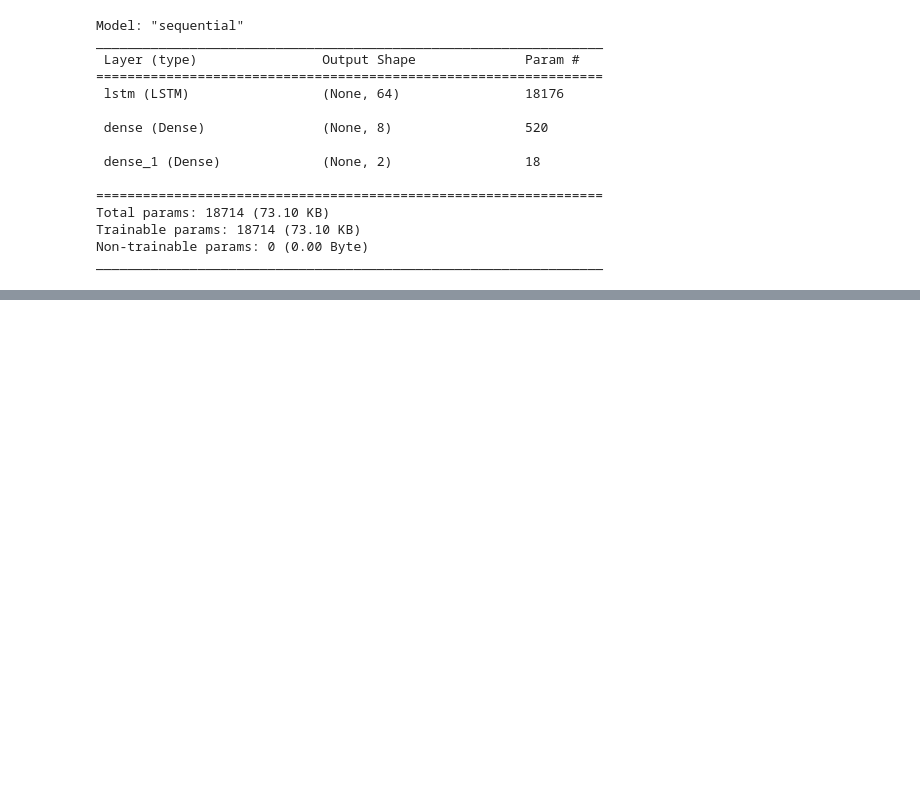
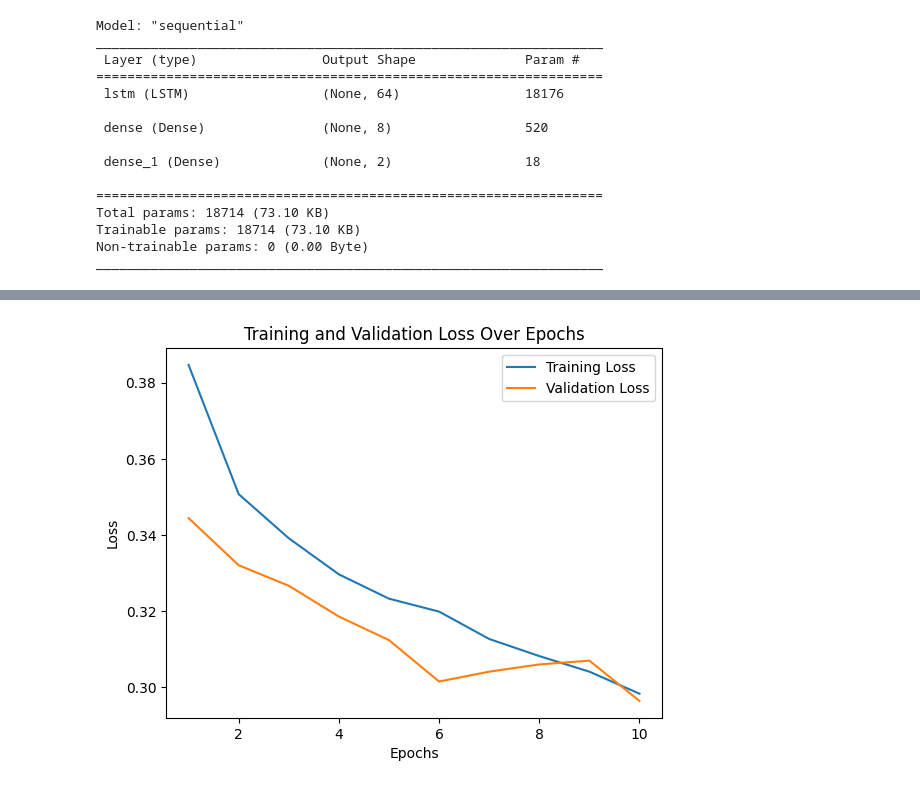
Before and after one commit to a-proenca/LAD, a Jupyter notebook: LAD_FINAL.ipynb, the cells around one changed output, grey strips where cells are left out. Saved outputs shown, nothing was run; the diff lists cells and outputs as text; code cells hidden in the pictures; blank space fills up the shorter version.

```diff
--- a/LAD_FINAL.ipynb
+++ b/LAD_FINAL.ipynb
@@ -498,0 +509,15 @@ KeyboardInterrupt:
+# %%
+epochs = range(1, 11)
+
+training_loss = [0.3847, 0.3507, 0.3391, 0.3296, 0.3232, 0.3198, 0.3126, 0.3081, 0.3040, 0.2982]
+validation_loss = [0.3444, 0.3320, 0.3266, 0.3185, 0.3123, 0.3014, 0.3040, 0.3059, 0.3069, 0.2963]
+
+plt.plot(epochs, training_loss, label='Training Loss')
+plt.plot(epochs, validation_loss, label='Validation Loss')
+plt.xlabel('Epochs')
+plt.ylabel('Loss')
+plt.title('Training and Validation Loss Over Epochs')
+plt.legend()
+plt.show()
+# %% [output]
+[figure, added]
```
Also changed, not shown: parts of 19 cells of this notebook.
